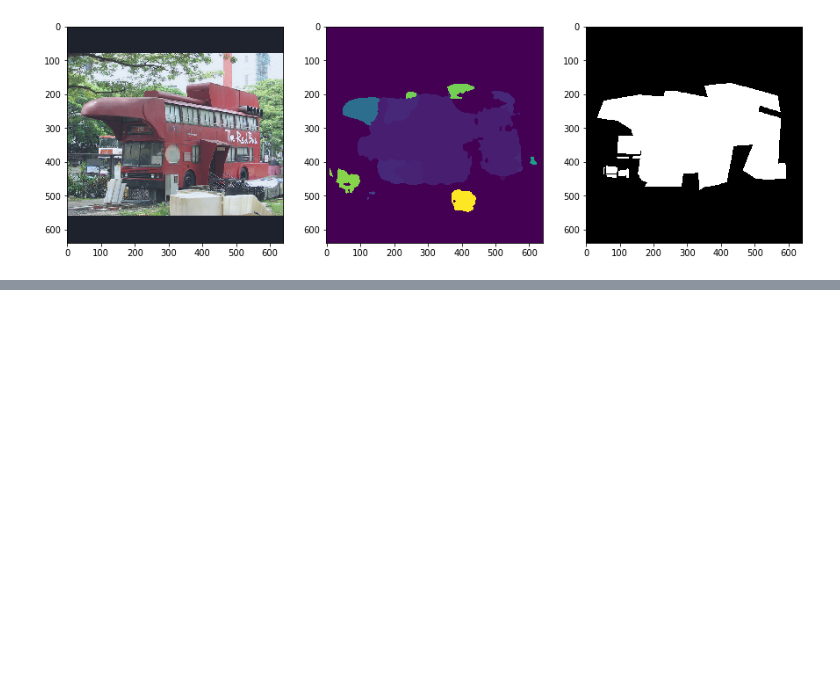
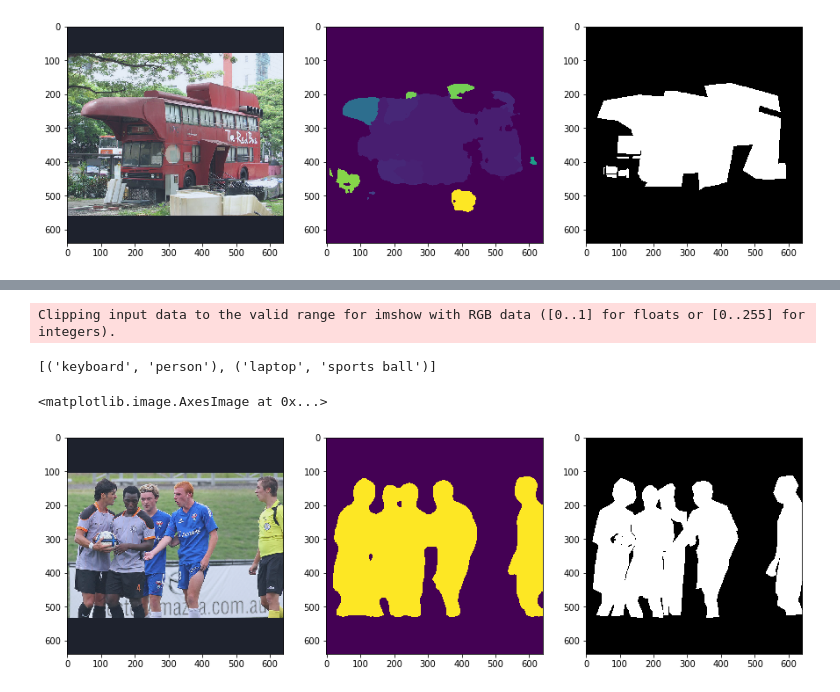
Before and after one commit to julia-komleva/dl, a Jupyter notebook: 4-COCO-Semantic-Segmentation/4-Semantic-Segmentation.ipynb, the cells around one changed output, grey strips where cells are left out. Cells and saved outputs as stored; diff of their text form; code cells hidden in the pictures; blank space fills up the shorter version.

```diff
--- a/4-COCO-Semantic-Segmentation/4-Semantic-Segmentation.ipynb
+++ b/4-COCO-Semantic-Segmentation/4-Semantic-Segmentation.ipynb
@@ -599,0 +424,23 @@ plt.imshow(torchvision.utils.make_grid(masks[0].squeeze(0).float()).numpy().tran
+# %%
+# model = torchvision.models.segmentation.fcn_resnet101(pretrained=True).to(device)
+# model.eval()
+val_loader = DataLoader(val_set, batch_size=2, shuffle=True)
+images, masks, labels, cats = next(iter(val_loader))
+with torch.no_grad():
+    outputs = model(images.to(device))
+# %%
+
+i=1
+print(cats)
+plt.figure(figsize=(15,15))
+plt.subplot(131)
+plt.imshow(torchvision.utils.make_grid(rescale(images[i].detach().cpu())).numpy().transpose(1,2,0))
+plt.subplot(132)
+plt.imshow(torch.argmax(outputs, dim=1)[i].detach().cpu())
+plt.subplot(133)
+plt.imshow(torchvision.utils.make_grid(masks[i].squeeze(0).float()).numpy().transpose(1,2,0))
+# %% [output]
+Clipping input data to the valid range for imshow with RGB data ([0..1] for floats or [0..255] for integers).
+[('keyboard', 'person'), ('laptop', 'sports ball')]
+<matplotlib.image.AxesImage at 0x...>
+[figure, added]
```
Also changed, not shown: parts of 31 cells of this notebook.
